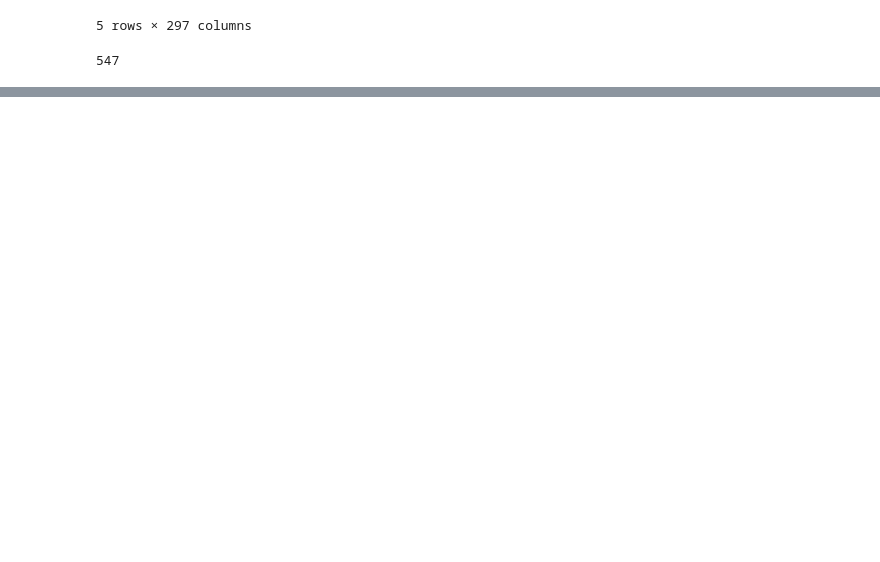
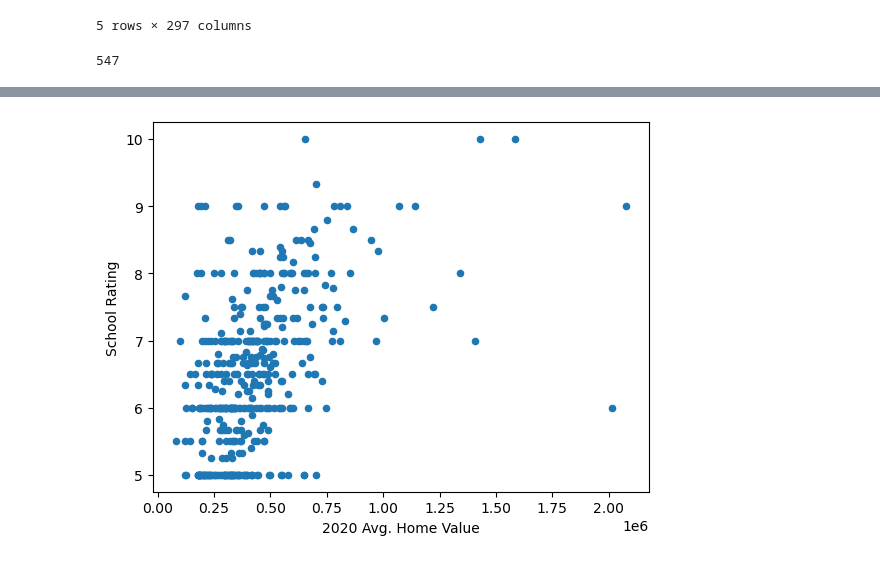
Before and after one commit to tlochan/ProjectOne, a Jupyter notebook: Data Cleaning.ipynb, the cells around one changed output, grey strips where cells are left out. Saved outputs shown, nothing was run; the diff lists cells and outputs as text; code cells hidden in the pictures; blank space fills up the shorter version.

```diff
--- a/Data Cleaning.ipynb
+++ b/Data Cleaning.ipynb
@@ -112,0 +124,4 @@ summaryDf
+# %%
+plot2020 = summaryDf.plot(kind="scatter", x="2020 Avg. Home Value", y="School Rating")
+# %% [output]
+[figure, added]
```
Also changed, not shown: parts of 11 cells of this notebook.
